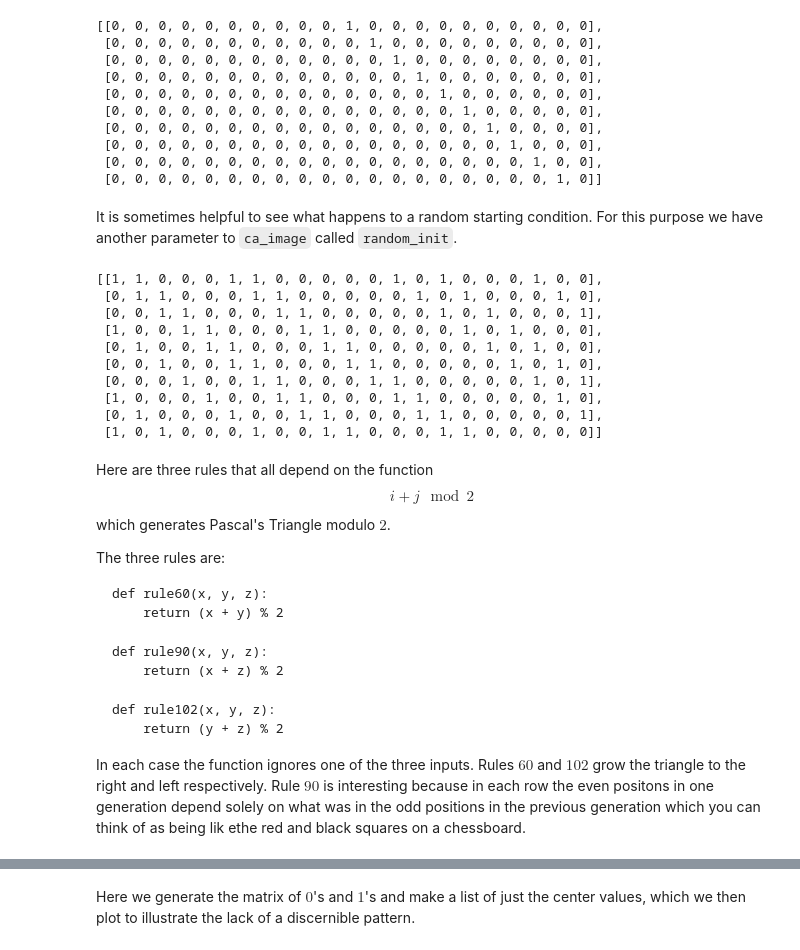
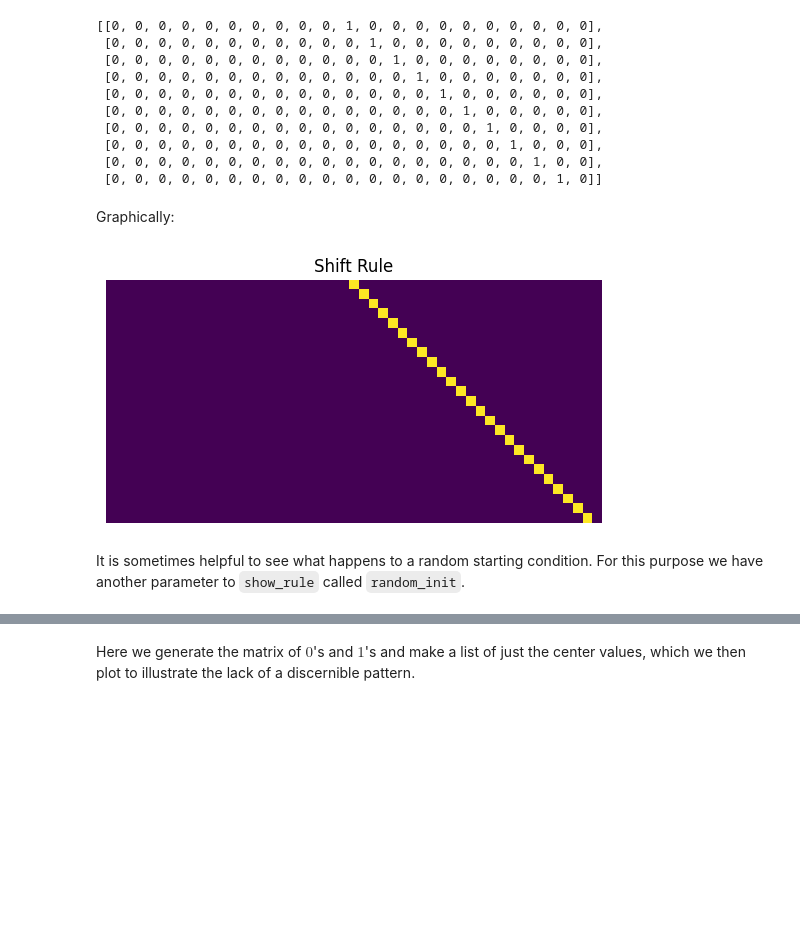
Before and after one commit to lymanhurd/computinginthesmall, a Jupyter notebook: week5/Week5.ipynb, the cells around one changed output, grey strips where cells are left out. Saved outputs shown, nothing was run; the diff lists cells and outputs as text; code cells hidden in the pictures; blank space fills up the shorter version.

````diff
--- a/week5/Week5.ipynb
+++ b/week5/Week5.ipynb
@@ -62,39 +86,11 @@ ca_image(shift, gen=10)
  [0, 0, 0, 0, 0, 0, 0, 0, 0, 0, 0, 0, 0, 0, 0, 0, 0, 1, 0, 0, 0],
  [0, 0, 0, 0, 0, 0, 0, 0, 0, 0, 0, 0, 0, 0, 0, 0, 0, 0, 1, 0, 0],
  [0, 0, 0, 0, 0, 0, 0, 0, 0, 0, 0, 0, 0, 0, 0, 0, 0, 0, 0, 1, 0]]
+# %% [markdown]
+Graphically:
+# %%
+show_rule("Shift Rule", shift)
+# %% [output]
+[figure, added]
 # %% [markdown]
-It is sometimes helpful to see what happens to a random starting condition.  For this purpose we have another parameter to `ca_image` called `random_init`.
+It is sometimes helpful to see what happens to a random starting condition.  For this purpose we have another parameter to `show_rule` called `random_init`.
-# %%
-ca_image(shift, gen=10, random_init=True)
-# %% [output]
-[[1, 1, 0, 0, 0, 1, 1, 0, 0, 0, 0, 0, 1, 0, 1, 0, 0, 0, 1, 0, 0],
- [0, 1, 1, 0, 0, 0, 1, 1, 0, 0, 0, 0, 0, 1, 0, 1, 0, 0, 0, 1, 0],
- [0, 0, 1, 1, 0, 0, 0, 1, 1, 0, 0, 0, 0, 0, 1, 0, 1, 0, 0, 0, 1],
- [1, 0, 0, 1, 1, 0, 0, 0, 1, 1, 0, 0, 0, 0, 0, 1, 0, 1, 0, 0, 0],
- [0, 1, 0, 0, 1, 1, 0, 0, 0, 1, 1, 0, 0, 0, 0, 0, 1, 0, 1, 0, 0],
- [0, 0, 1, 0, 0, 1, 1, 0, 0, 0, 1, 1, 0, 0, 0, 0, 0, 1, 0, 1, 0],
- [0, 0, 0, 1, 0, 0, 1, 1, 0, 0, 0, 1, 1, 0, 0, 0, 0, 0, 1, 0, 1],
- [1, 0, 0, 0, 1, 0, 0, 1, 1, 0, 0, 0, 1, 1, 0, 0, 0, 0, 0, 1, 0],
- [0, 1, 0, 0, 0, 1, 0, 0, 1, 1, 0, 0, 0, 1, 1, 0, 0, 0, 0, 0, 1],
- [1, 0, 1, 0, 0, 0, 1, 0, 0, 1, 1, 0, 0, 0, 1, 1, 0, 0, 0, 0, 0]]
-# %% [markdown]
-Here are three rules that all depend on the function $$i + j \mod 2$$
-which generates Pascal's Triangle modulo $2$.
-
-The three rules are:
-```
-def rule60(x, y, z):
-    return (x + y) % 2
-```
-
-```
-def rule90(x, y, z):
-    return (x + z) % 2
-```
-
-```
-def rule102(x, y, z):
-    return (y + z) % 2
-```
-
-In each case the function ignores one of the three inputs.  Rules $60$ and $102$ grow the triangle to the right and left respectively.  Rule $90$ is interesting because in each row the even positons in one generation depend solely on what was in the odd positions in the previous generation which you can think of as being lik ethe red and black squares on a chessboard.
````
Also changed, not shown: parts of 36 cells of this notebook, 1 other file.
